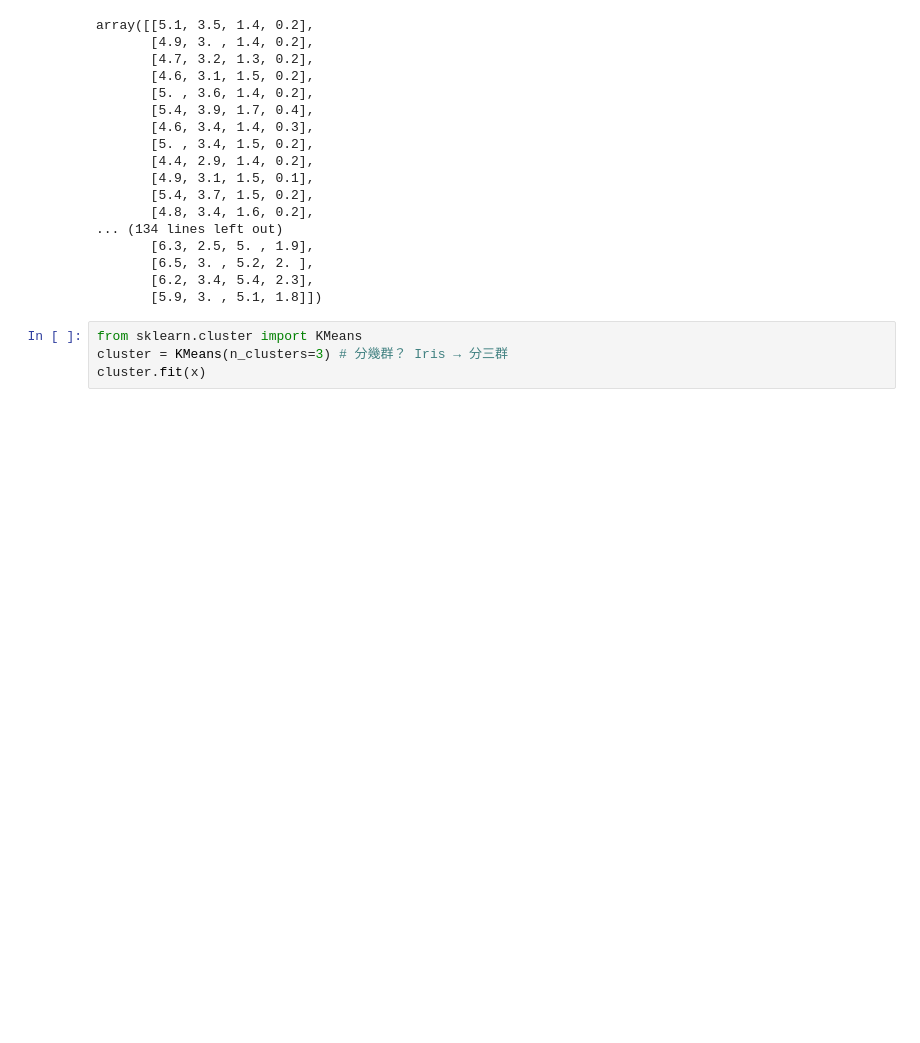
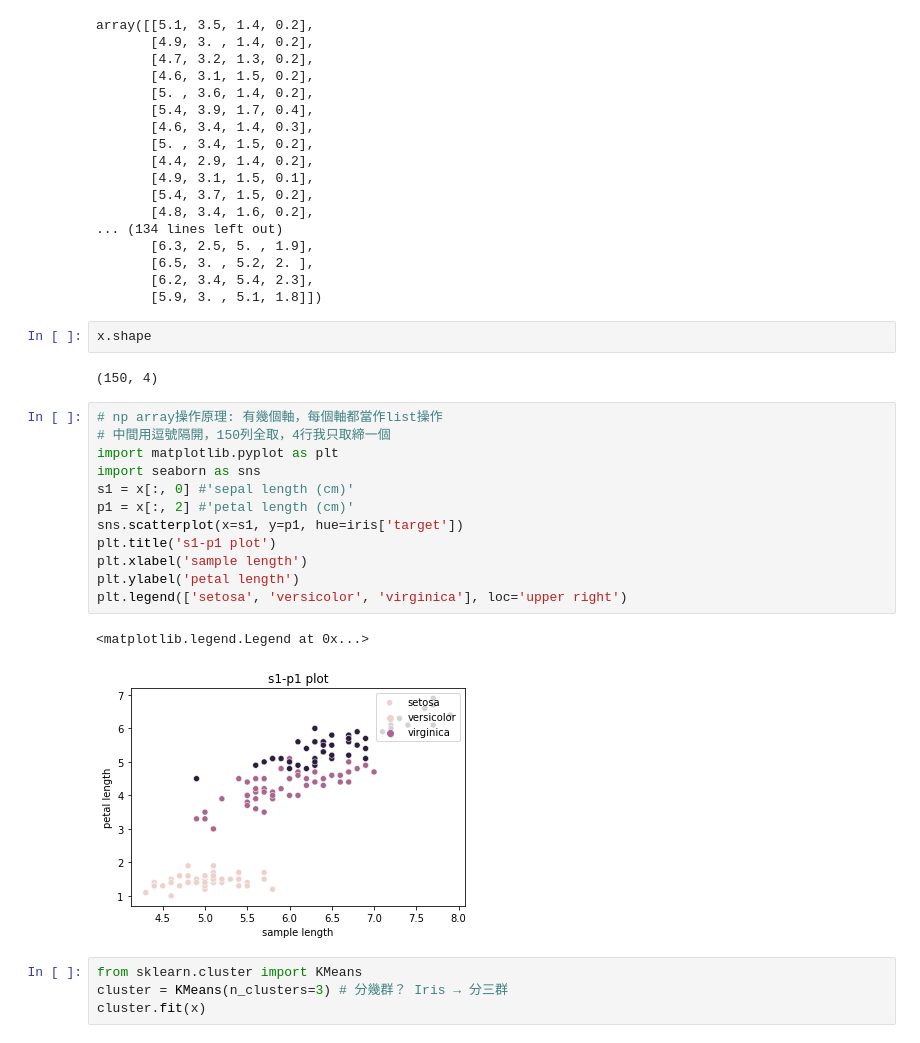
Before and after one commit to AcerPing/tcfst_ML_11C032, a Jupyter notebook: cluster.ipynb, the cells around one changed output. Cells and saved outputs as stored; diff of their text form; blank space fills up the shorter version.

```diff
--- a/cluster.ipynb
+++ b/cluster.ipynb
@@ -45,6 +45,25 @@ array([[5.1, 3.5, 1.4, 0.2],
        [6.5, 3. , 5.2, 2. ],
        [6.2, 3.4, 5.4, 2.3],
        [5.9, 3. , 5.1, 1.8]])
+# %%
+x.shape
+# %% [output]
+(150, 4)
+# %%
+# np array操作原理: 有幾個軸，每個軸都當作list操作
+# 中間用逗號隔開，150列全取，4行我只取締一個
+import matplotlib.pyplot as plt
+import seaborn as sns
+s1 = x[:, 0] #'sepal length (cm)'
+p1 = x[:, 2] #'petal length (cm)'
+sns.scatterplot(x=s1, y=p1, hue=iris['target'])
+plt.title('s1-p1 plot')
+plt.xlabel('sample length')
+plt.ylabel('petal length')
+plt.legend(['setosa', 'versicolor', 'virginica'], loc='upper right')
+# %% [output]
+<matplotlib.legend.Legend at 0x...>
+[figure, added]
 # %%
 from sklearn.cluster import KMeans
 cluster = KMeans(n_clusters=3) # 分幾群？ Iris → 分三群
```
Also changed, not shown: parts of 3 cells of this notebook.
